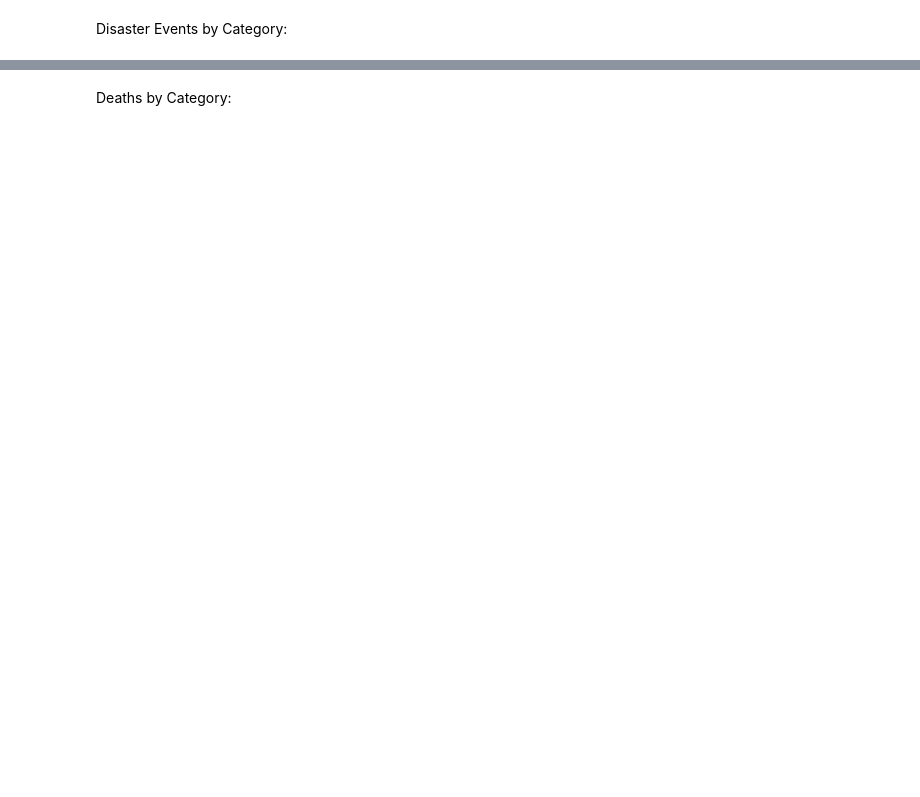
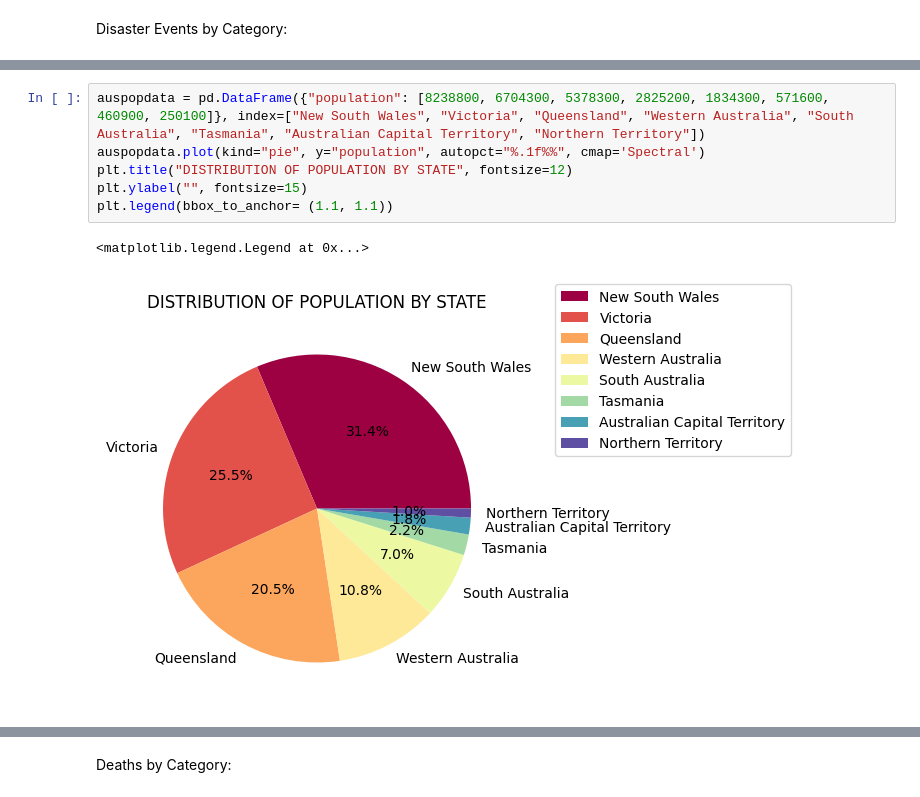
Before and after one commit to Rishika279/data_project, a Jupyter notebook: my_disaster_data copy.ipynb, the cells around one changed output, grey strips where cells are left out. Cells and saved outputs as stored; diff of their text form; blank space fills up the shorter version.

```diff
--- a/my_disaster_data copy.ipynb
+++ b/my_disaster_data copy.ipynb
@@ -125,0 +161,9 @@ Text(0, 0.5, 'Category')
+# %%
+auspopdata = pd.DataFrame({"population": [8238800, 6704300, 5378300, 2825200, 1834300, 571600, 460900, 250100]}, index=["New South Wales", "Victoria", "Queensland", "Western Australia", "South Australia", "Tasmania", "Australian Capital Territory", "Northern Territory"])
+auspopdata.plot(kind="pie", y="population", autopct="%.1f%%", cmap='Spectral')
+plt.title("DISTRIBUTION OF POPULATION BY STATE", fontsize=12)
+plt.ylabel("", fontsize=15)
+plt.legend(bbox_to_anchor= (1.1, 1.1))
+# %% [output]
+<matplotlib.legend.Legend at 0x...>
+[figure, added]
```
Also changed, not shown: parts of 54 cells of this notebook.
